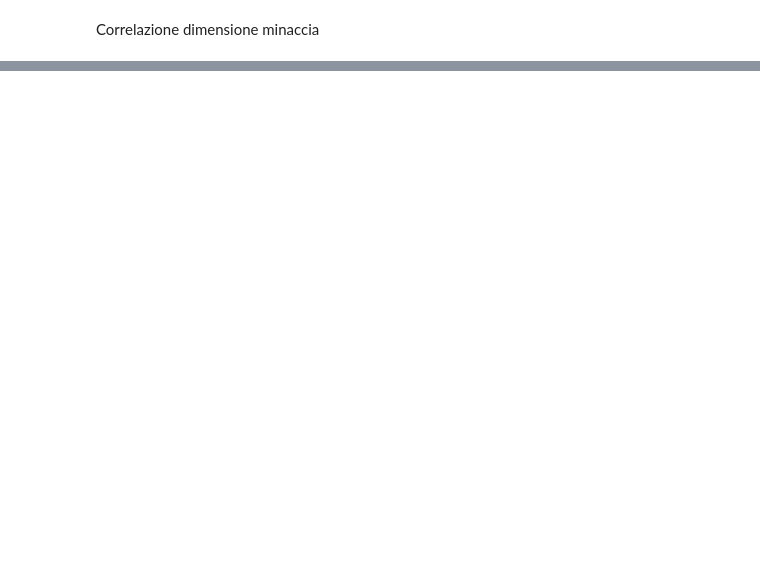
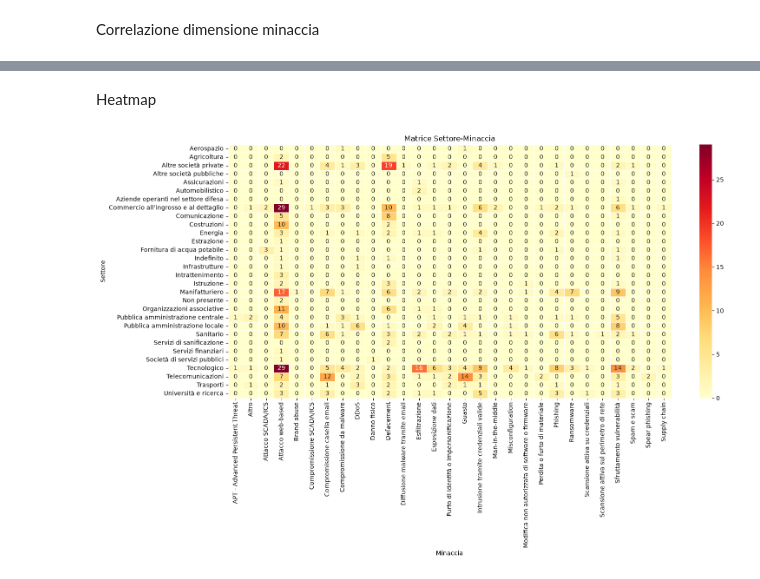
Before and after one commit to morbidod/cti_knowledgegraph, a Jupyter notebook: kg_incidenti.ipynb, the cells around one changed output, grey strips where cells are left out. Cells and saved outputs as stored; diff of their text form; code cells hidden in the pictures; blank space fills up the shorter version.

```diff
--- a/kg_incidenti.ipynb
+++ b/kg_incidenti.ipynb
@@ -224,0 +712,47 @@ Visualizzazione generata: 'matrice_rischio_settori_minacce.html'
+# %% [markdown]
+Heatmap
+# %%
+import pandas as pd
+import seaborn as sns
+import matplotlib.pyplot as plt
+
+rows = []
+
+for row in g.query(query_agg):
+
+    rows.append({
+        "settore": str(row.settore),
+        "minaccia": str(row.minaccia)
+                        .replace("[", "")
+                        .replace("]", "")
+                        .replace("'", ""),
+        "peso": int(row.peso)
+    })
+
+df_heat = pd.DataFrame(rows)
+
+pivot = df_heat.pivot_table(
+    index="settore",
+    columns="minaccia",
+    values="peso",
+    fill_value=0
+)
+
+plt.figure(figsize=(16,10))
+
+sns.heatmap(
+    pivot,
+    cmap="YlOrRd",
+    annot=True,
+    fmt=".0f",
+    linewidths=0.5
+)
+
+plt.title("Matrice Settore-Minaccia")
+plt.xlabel("Minaccia")
+plt.ylabel("Settore")
+
+plt.tight_layout()
+plt.show()
+# %% [output]
+[figure, added]
```
Also changed, not shown: parts of 12 cells of this notebook, 15 other files.
